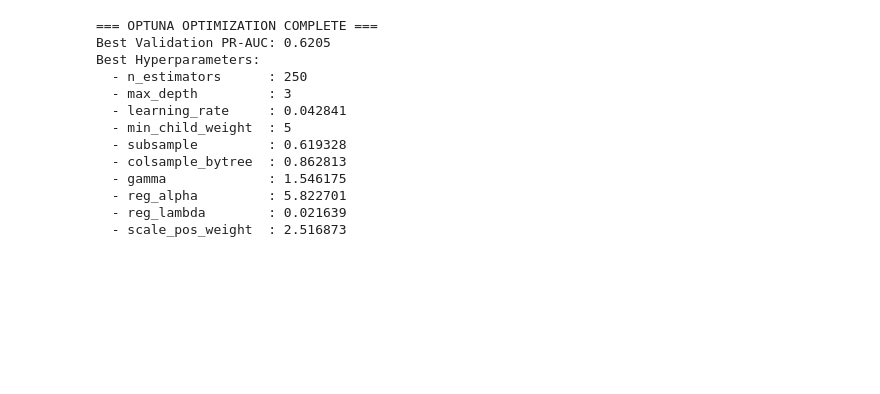
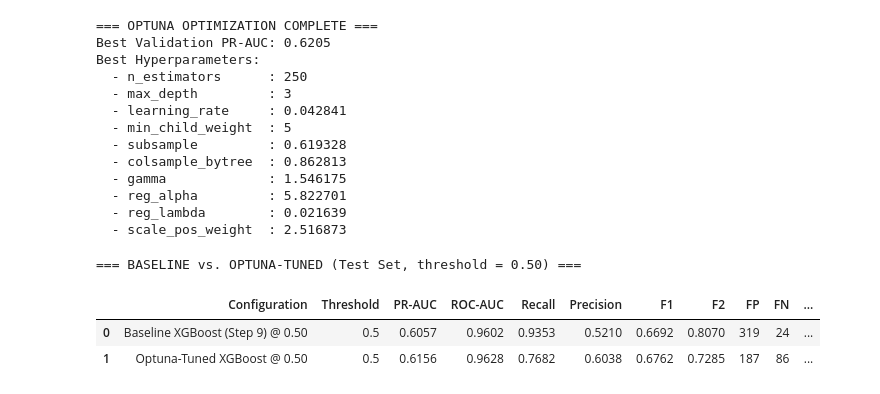
Before and after one commit to GamithaGimhana/FloodSentinel, a Jupyter notebook: notebooks/flood_prediction_sri_lanka.ipynb, the cells around one changed output. Drawn from its saved outputs; the diff is of its cells as text; code cells hidden in the pictures; blank space fills up the shorter version.

Commit message:
Refit optimized model and compare vs. Baseline using Test Set

```diff
--- a/notebooks/flood_prediction_sri_lanka.ipynb
+++ b/notebooks/flood_prediction_sri_lanka.ipynb
@@ -1216,3 +1216,45 @@ Best Hyperparameters:
   - reg_alpha         : 5.822701
   - reg_lambda        : 0.021639
   - scale_pos_weight  : 2.516873
+# %%
+# ============================================================
+# 10.2 Refit Optimized Model & Compare vs. Baseline (Test Set)
+# ============================================================
+tuned_model = XGBClassifier(**study.best_params, eval_metric='logloss',
+                            n_jobs=-1, random_state=42)
+tuned_model.fit(X_train_proc, y_train)
+
+y_val_proba_tuned  = tuned_model.predict_proba(X_val_proc)[:, 1]
+y_test_proba_tuned = tuned_model.predict_proba(X_test_proc)[:, 1]
+
+def evaluate_configuration(y_true, y_proba, threshold, label):
+    """Full cost-sensitive evaluation of one model+threshold configuration."""
+    y_pred = (y_proba >= threshold).astype(int)
+    tn, fp, fn, tp = confusion_matrix(y_true, y_pred).ravel()
+    return {
+        'Configuration': label,
+        'Threshold'    : round(threshold, 3),
+        'PR-AUC'       : round(average_precision_score(y_true, y_proba), 4),
+        'ROC-AUC'      : round(roc_auc_score(y_true, y_proba), 4),
+        'Recall'       : round(recall_score(y_true, y_pred), 4),
+        'Precision'    : round(precision_score(y_true, y_pred, zero_division=0), 4),
+        'F1'           : round(f1_score(y_true, y_pred, zero_division=0), 4),
+        'F2'           : round(fbeta_score(y_true, y_test if len(y_true)==len(y_pred) else y_pred,
+                                           beta=2.0, zero_division=0) if False else
+                               fbeta_score(y_true, y_pred, beta=2.0, zero_division=0), 4),
+        'FP'           : fp,
+        'FN'           : fn,
+        'Disaster Cost': fp * FP_COST + fn * FN_COST
+    }
+
+results = [
+    evaluate_configuration(y_test, y_test_proba,       0.50, 'Baseline XGBoost (Step 9) @ 0.50'),
+    evaluate_configuration(y_test, y_test_proba_tuned, 0.50, 'Optuna-Tuned XGBoost @ 0.50'),
+]
+print("=== BASELINE vs. OPTUNA-TUNED (Test Set, threshold = 0.50) ===")
+pd.DataFrame(results)
+# %% [output]
+=== BASELINE vs. OPTUNA-TUNED (Test Set, threshold = 0.50) ===
+|  | Configuration | Threshold | PR-AUC | ROC-AUC | Recall | Precision | F1 | F2 | FP | FN | ... |
+| 0 | Baseline XGBoost (Step 9) @ 0.50 | 0.5 | 0.6057 | 0.9602 | 0.9353 | 0.5210 | 0.6692 | 0.8070 | 319 | 24 | ... |
+| 1 | Optuna-Tuned XGBoost @ 0.50 | 0.5 | 0.6156 | 0.9628 | 0.7682 | 0.6038 | 0.6762 | 0.7285 | 187 | 86 | ... |
```
